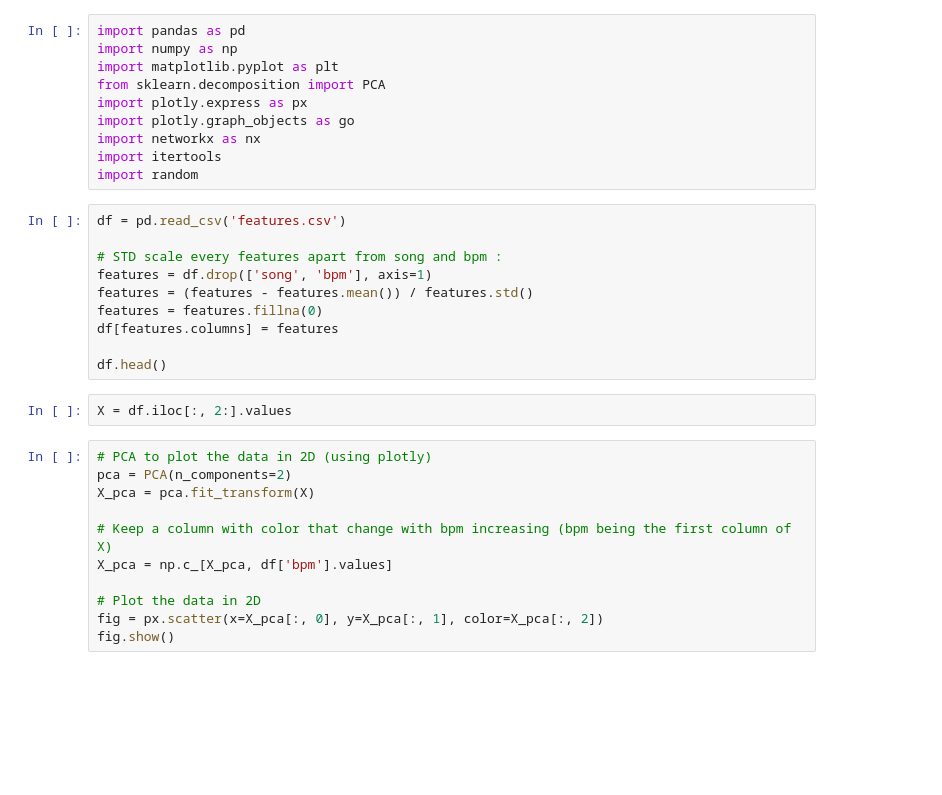
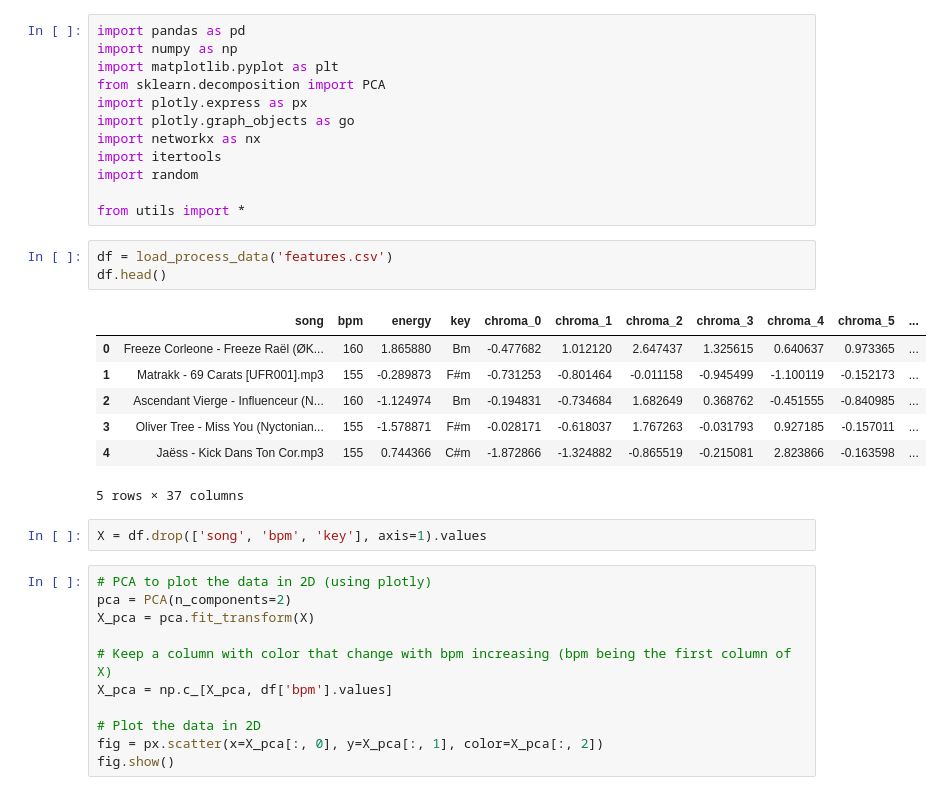
Before and after one commit to nicolasibanez/MusicAnalysis, a Jupyter notebook: notebook.ipynb, the cells around one changed output. Saved outputs shown, nothing was run; the diff lists cells and outputs as text; blank space fills up the shorter version.

```diff
--- a/notebook.ipynb
+++ b/notebook.ipynb
@@ -8,18 +8,21 @@ import plotly.graph_objects as go
 import networkx as nx
 import itertools
 import random
+
+from utils import *
-# %%
-df = pd.read_csv('features.csv')
-
-# STD scale every features apart from song and bpm :
-features = df.drop(['song', 'bpm'], axis=1)
-features = (features - features.mean()) / features.std()
-features = features.fillna(0)
-df[features.columns] = features
-
-df.head()
-# %%
-X = df.iloc[:, 2:].values
+# %%
+df = load_process_data('features.csv')
+df.head()
+# %% [output]
+|  | song | bpm | energy | key | chroma_0 | chroma_1 | chroma_2 | chroma_3 | chroma_4 | chroma_5 | ... |
+| 0 | Freeze Corleone - Freeze Raël (ØK... | 160 | 1.865880 | Bm | -0.477682 | 1.012120 | 2.647437 | 1.325615 | 0.640637 | 0.973365 | ... |
+| 1 | Matrakk - 69 Carats [UFR001].mp3 | 155 | -0.289873 | F#m | -0.731253 | -0.801464 | -0.011158 | -0.945499 | -1.100119 | -0.152173 | ... |
+| 2 | Ascendant Vierge - Influenceur (N... | 160 | -1.124974 | Bm | -0.194831 | -0.734684 | 1.682649 | 0.368762 | -0.451555 | -0.840985 | ... |
+| 3 | Oliver Tree - Miss You (Nyctonian... | 155 | -1.578871 | F#m | -0.028171 | -0.618037 | 1.767263 | -0.031793 | 0.927185 | -0.157011 | ... |
+| 4 | Jaëss - Kick Dans Ton Cor.mp3 | 155 | 0.744366 | C#m | -1.872866 | -1.324882 | -0.865519 | -0.215081 | 2.823866 | -0.163598 | ... |
+5 rows × 37 columns
+# %%
+X = df.drop(['song', 'bpm', 'key'], axis=1).values
 # %%
 # PCA to plot the data in 2D (using plotly)
 pca = PCA(n_components=2)
```
Also changed, not shown: parts of 2 cells of this notebook, 6 other files.
